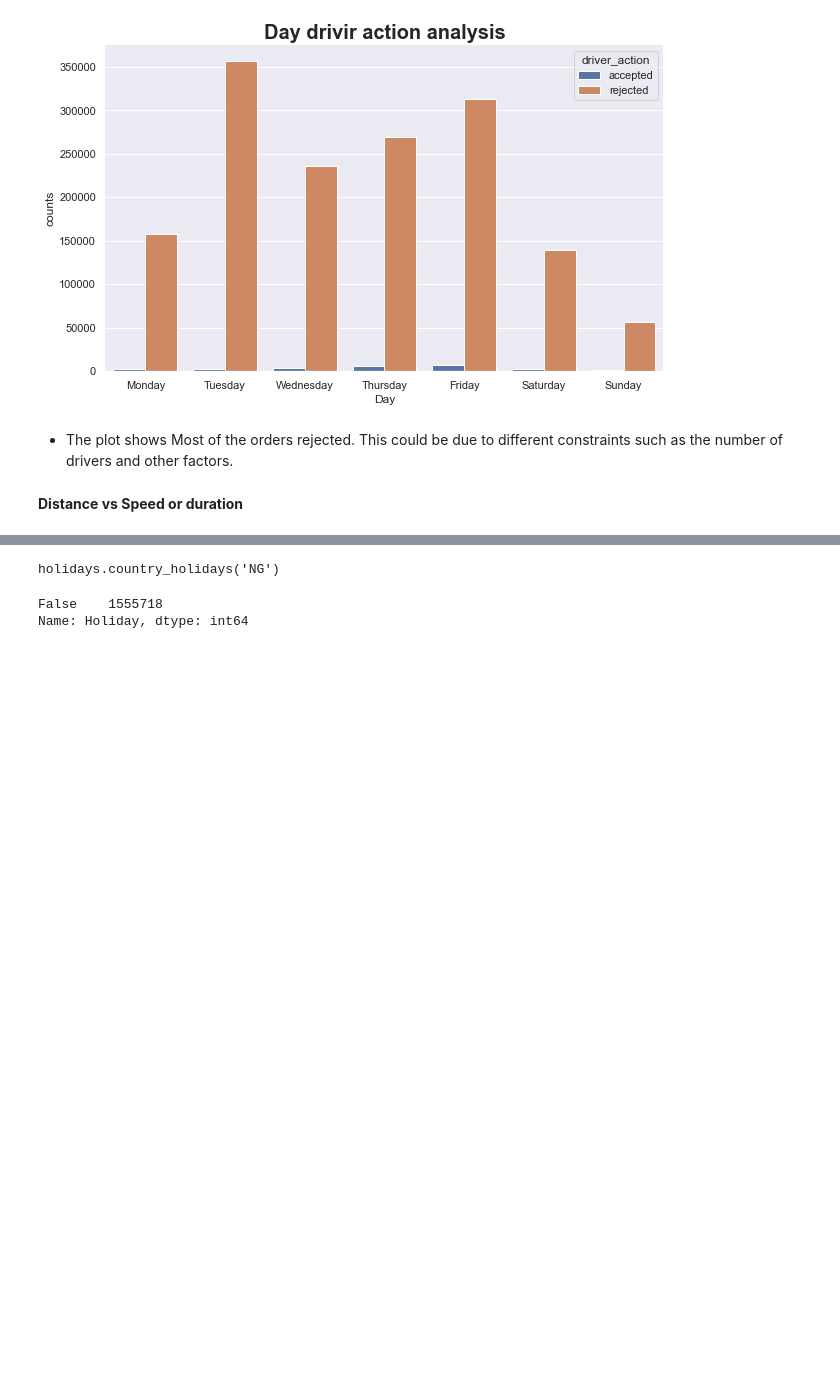
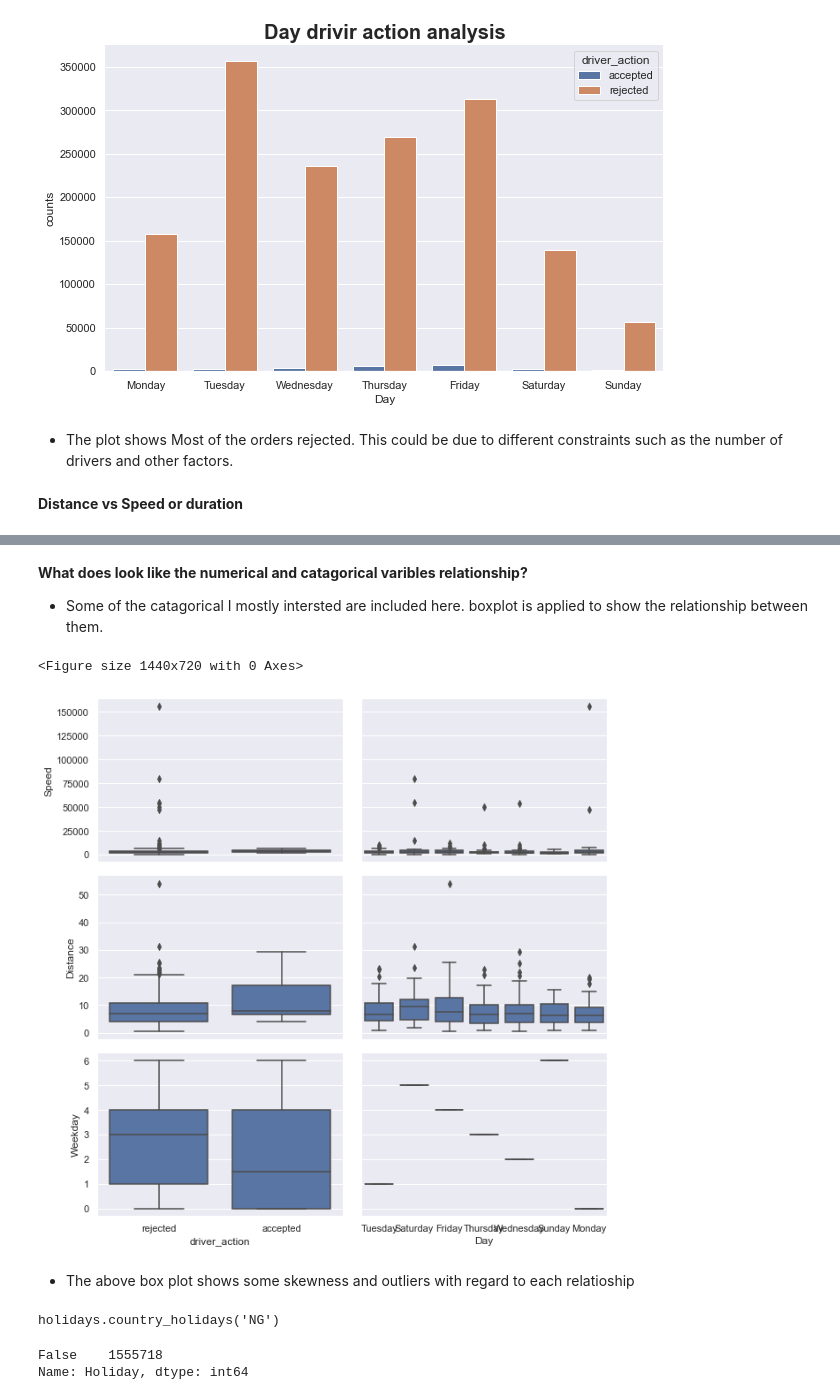
Before and after one commit to ekubay/Logistic-optimization, a Jupyter notebook: notebooks/EDA.ipynb, the cells around one changed output, grey strips where cells are left out. Drawn from its saved outputs; the diff is of its cells as text; code cells hidden in the pictures; blank space fills up the shorter version.

```diff
--- a/notebooks/EDA.ipynb
+++ b/notebooks/EDA.ipynb
@@ -503 +505,23 @@ VisualiseDf.plot_scatter(df_tripOr, 'Distance','Speed', 'Distance vs our')
+# %% [markdown]
+**What does look like the numerical and catagorical varibles relationship?**
+- Some of the catagorical I mostly intersted are included here. boxplot is applied to show the relationship between them.
+# %%
+df_cat =df_tripOrders[['driver_action', 'Day']]
+
+df_trOr_sample1 = df_tripOrders.sample(n=300, replace = False)
+def boxgrid(x, y, **kwargs):
+    """ Quick hack for creating box plots with seaborn's PairGrid. """
+    default_color = sns.color_palette()[0]
+    sns.boxplot(x=x, y=y, color=default_color)
+
+plt.figure(figsize = [20, 10])
+g = sns.PairGrid(data = df_trOr_sample1, y_vars = ['Speed','Distance', 'Weekday'], x_vars = df_cat,
+                height = 3, aspect = 1.5)
+g.map(boxgrid)
+plt.show();
+# %% [output]
+<Figure size 1440x720 with 0 Axes>
+[figure, added]
+# %% [markdown]
+- The above box plot shows some skewness and outliers with regard to each relatioship
 # %%
```
Also changed, not shown: parts of 3 cells of this notebook.
